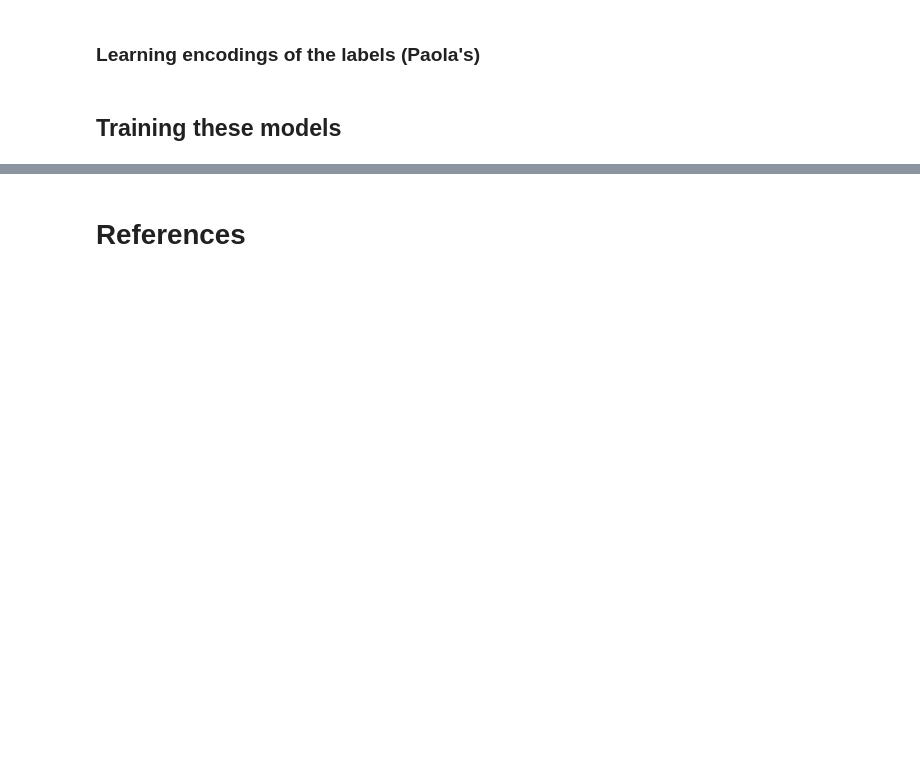
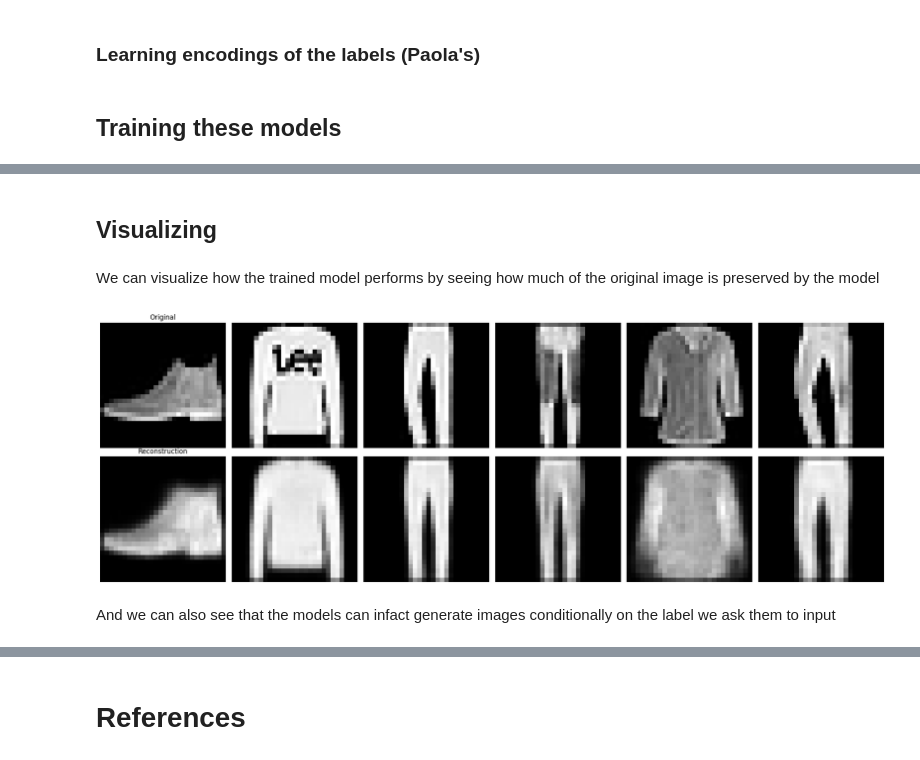
Before and after one commit to selim-ba/insa-hddl-group10, a Jupyter notebook: final.ipynb, the cells around one changed output, grey strips where cells are left out. Drawn from its saved outputs; the diff is of its cells as text; code cells hidden in the pictures; blank space fills up the shorter version.

Commit message:
adding some visualization and testing sections, to be completed

```diff
--- a/final.ipynb
+++ b/final.ipynb
@@ -172,0 +236,46 @@ class ConditionalConvVAE(nn.Module):
+# %% [markdown]
+## Visualizing
+# %% [markdown]
+We can visualize how the trained model performs by seeing how much of the original image is preserved by the model
+# %%
+
+def image_comparison(original_images, reconstructions, n_images=6):
+    """Plots the original images and its reconstructions for comparison
+
+    Args:
+        original_image (torch.Tensor): The original images
+        reconstructions (torch.Tensor): Reconstruction of the original images
+    """
+    fig, ax = plt.subplots(2, n_images, figsize=(20, 7))
+
+    for i in range(n_images):
+        # Plot original images
+        ax[0, i].imshow(original_images[i], cmap='gray')
+        ax[0, i].axis('off')
+        ax[0, 0].set_title('Original')
+
+
+        # Reconstructed images
+        ax[1, i].imshow(reconstructions[i], cmap='gray')
+        ax[1, i].axis('off')
+        ax[1, 0].set_title('Reconstruction')
+
+    plt.tight_layout()
+    plt.show()
+# %%
+# Select a batch of images from the test dataset
+random_images = next(iter(test_loader))
+
+# Get the reconstructions of the selected images
+recons, _, _ = cvae(random_images[0].to(device),random_images[1].to(device))
+
+# Reshape the images for plotting
+random_images = random_images[0].cpu().numpy().squeeze()
+recons = recons.detach().cpu().numpy().squeeze()
+
+# Plot the original images and their reconstructions
+image_comparison(random_images, recons)
+# %% [output]
+[figure, added]
+# %% [markdown]
+And we can also see that the models can infact generate images conditionally on the label we ask them to input
```
Also changed, not shown: parts of 15 cells of this notebook.
